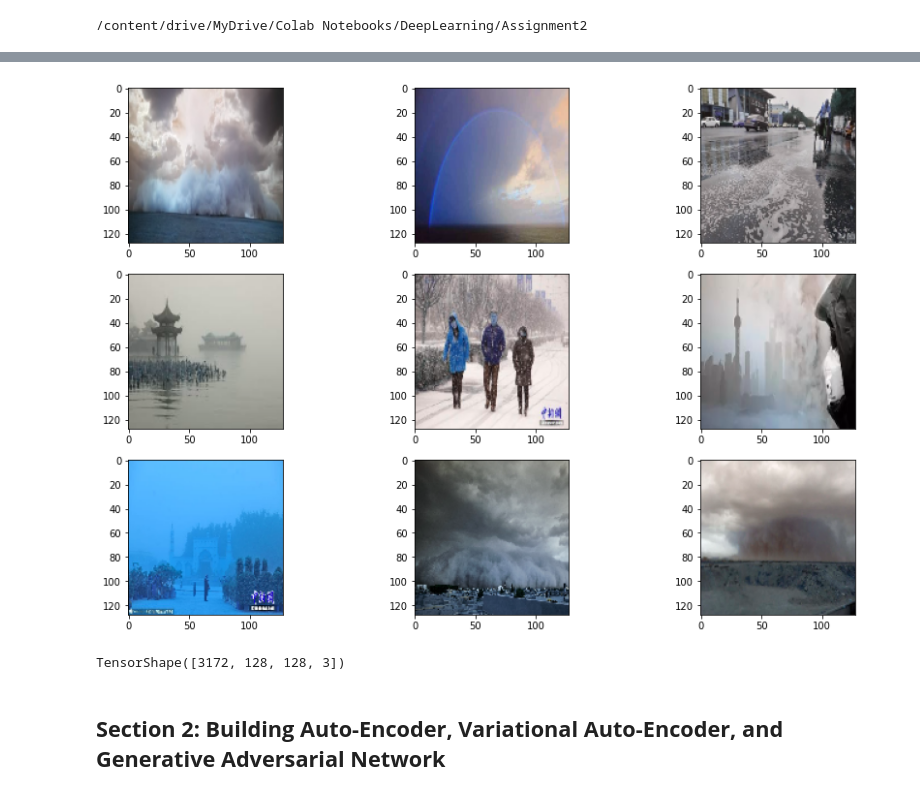
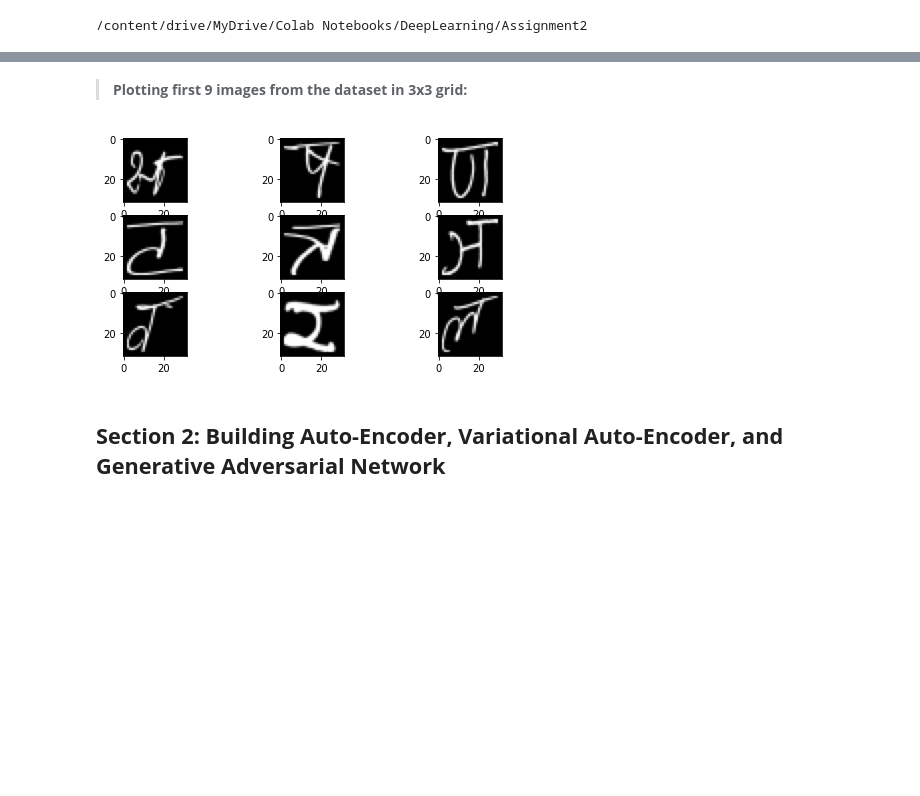
Before and after one commit to Kalyani011/DeepLearning-Unsupervised_learning_and_generating_images, a Jupyter notebook: ImageGeneration.ipynb, the cells around one changed output, grey strips where cells are left out. Saved outputs shown, nothing was run; the diff lists cells and outputs as text; code cells hidden in the pictures; blank space fills up the shorter version.

```diff
--- a/ImageGeneration.ipynb
+++ b/ImageGeneration.ipynb
@@ -42,5 +62,9 @@ from IPython import display
 # %%
-# Saving image file names in images list
-path = './weather'
+# Saving image file names along with directory name in images list
+# path = './weather'
+# path = './animal_sketches'
+# path = './devanagari_letters'
+path = './devanagari_letters_more'
+
 images = [os.path.join(path, img) for img in os.listdir(path)]
 # %%
@@ -48,19 +72,29 @@ images = [os.path.join(path, img) for img in os.listdir(path)]
 np.random.seed(200)
 np.random.shuffle(images)
-# %%
-image_arr = []
-for img in images:
-  image_arr.append(cv2.imread(img))
+# %%
+# Reading the png images from directory and resizing to 32x32,
+# to ensure all images have same fixed size
+img_array = []
+for img in images:
+  try:
+    img_array.append(cv2.resize(cv2.imread(img), (32, 32)))
+  except:
+    # Skipping errorneous images
+    pass
+# %% [markdown]
+> **Plotting first 9 images from the dataset in 3x3 grid:**
 # %%
-fig = plt.figure(figsize=(15, 10))
+# Setting the plot size
+fig = plt.figure(figsize=(8, 4))
+# Specifying number of rows and columns,
+# to show images in 3x3 grid
 columns = 3
 rows = 3
-
-for index, img in enumerate(image_arr[0:9]):
-  image = cv2.resize(img, (32, 32))
+# Setting the position of images in the grid
+for index, img in enumerate(img_array[0:9]):
   fig.add_subplot(rows, columns, index+1)
-  plt.imshow(image)
-
+  plt.imshow(img)
+# Displaying the images
 plt.show()
 # %% [output]
-[figure, old version]
+[figure, new version]
@@ -78,6 +105,2 @@ dataset = tf.cast(dataset, tf.float32)
-# %%
-dataset.shape
-# %% [output]
-TensorShape([3172, 128, 128, 3])
 # %% [markdown]
 ## **Section 2: Building Auto-Encoder, Variational Auto-Encoder, and Generative Adversarial Network**
```
Also changed, not shown: parts of 66 cells of this notebook.
